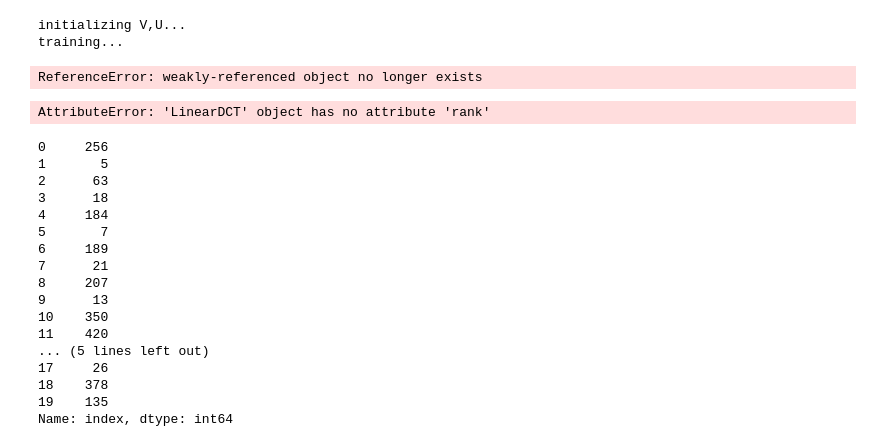
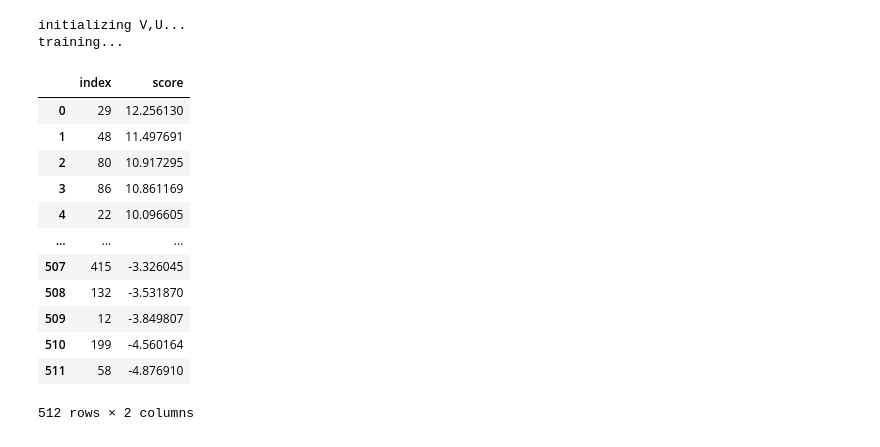
Before and after one commit to ajskateboarder/redesigned-octo-couscous, a Jupyter notebook: test.ipynb, the cells around one changed output. Cells and saved outputs as stored; diff of their text form; code cells hidden in the pictures.

```diff
--- a/test.ipynb
+++ b/test.ipynb
@@ -64,18 +85,23 @@ input_scale
 # %%
 X, Y = X.to(device), Y.to(device)
 
-# dct_ = dct.QuadraticDCT(num_factors=num_factors)
-# U,V = dct_.fit(delta_acts_single, X, Y, factor_batch_size=factor_batch_size)
+num_factors = 512
+form = "exp"
 
-dct_ = dct.ExponentialDCT(num_factors=num_factors)
-U,V = dct_.fit(delta_acts_single, X, Y, input_scale=input_scale, factor_batch_size=factor_batch_size)
+if form == "lin":
+    dct_ = dct.LinearDCT(num_factors=num_factors)
+    U,V = dct_.fit(delta_acts_single, X, Y, input_scale=input_scale, factor_batch_size=factor_batch_size)
 
-# dct_ = dct.LinearDCT(num_factors=num_factors)
-# U,V = dct_.fit(delta_acts_single, X, Y, input_scale=input_scale, factor_batch_size=factor_batch_size)
+if form == "quad":
+    dct_ = dct.QuadraticDCT(num_factors=num_factors)
+    U,V = dct_.fit(delta_acts_single, X, Y, factor_batch_size=factor_batch_size)
+
+if form == "exp":
+    dct_ = dct.ExponentialDCT(num_factors=num_factors)
+    U,V = dct_.fit(delta_acts_single, X, Y, input_scale=input_scale, factor_batch_size=factor_batch_size)
 # %% [output]
 initializing V,U...
 training...
-ReferenceError: weakly-referenced object no longer exists
 # %%
 from dashboard import display_pullback_features, display_feature_deembeddings
 
@@ -91,6 +117,24 @@ tl_model = TransformerBridge.boot_transformers(
     device=device
 )
 # %%
-slice_to_end = dct.SlicedModel(model, start_layer=source_layer, end_layer=model.config.num_hidden_layers-1,
-                               layers_name="model.layers")
+slice_to_end = dct.SlicedModel(
+    model,
+    start_layer=source_layer,
+    end_layer=model.config.num_hidden_layers,
+    layers_name="model.layers",
+    apply_final_norm=True,
+)
 delta_acts_end_single = dct.DeltaActivations(slice_to_end)
+
+Y_end = torch.zeros_like(Y)
+with torch.no_grad():
+    for b in range(0, X.shape[0], fwd_batch_size):
+        Y_end[b:b+fwd_batch_size] = slice_to_end(X[b:b+fwd_batch_size])
+
+REFUSAL_TOKEN = tokenizer.encode("I", add_special_tokens=False)[0]
+SURE_TOKEN = tokenizer.encode("Sure", add_special_tokens=False)[0]
+with torch.no_grad():
+    target_vec = model.lm_head.weight.data[SURE_TOKEN,:] - model.lm_head.weight.data[REFUSAL_TOKEN,:]
+
+scores, indices = dct_.rank(delta_acts_end_single, X, Y_end, target_vec=target_vec,
+                            batch_size=fwd_batch_size, factor_batch_size=factor_batch_size)
@@ -102,27 +141,16 @@ with torch.no_grad():
-# %%
-scores, indices = dct_.rank(delta_acts_end_single, X, Y, target_vec=target_vec,
-                            batch_size=fwd_batch_size, factor_batch_size=factor_batch_size)
-# %% [output]
-AttributeError: 'LinearDCT' object has no attribute 'rank'
 # %%
-import pandas as pd
-
-pd.DataFrame({"index": indices.cpu(), "score": scores.cpu()})["index"].head(20)
+pd.DataFrame({"index": indices.cpu(), "score": scores.cpu()})
 # %% [output]
+|  | index | score |
+| 0 | 29 | 12.256130 |
+| 1 | 48 | 11.497691 |
+| 2 | 80 | 10.917295 |
+| 3 | 86 | 10.861169 |
+| 4 | 22 | 10.096605 |
+| ... | ... | ... |
+| 507 | 415 | -3.326045 |
+| 508 | 132 | -3.531870 |
+| 509 | 12 | -3.849807 |
+| 510 | 199 | -4.560164 |
+| 511 | 58 | -4.876910 |
-0     256
-1       5
-2      63
-3      18
-4     184
-5       7
-6     189
-7      21
-8     207
-9      13
-10    350
-11    420
-... (5 lines left out)
-17     26
-18    378
-19    135
-Name: index, dtype: int64
+512 rows × 2 columns
```
Also changed, not shown: parts of 11 cells of this notebook, 2 other files.
